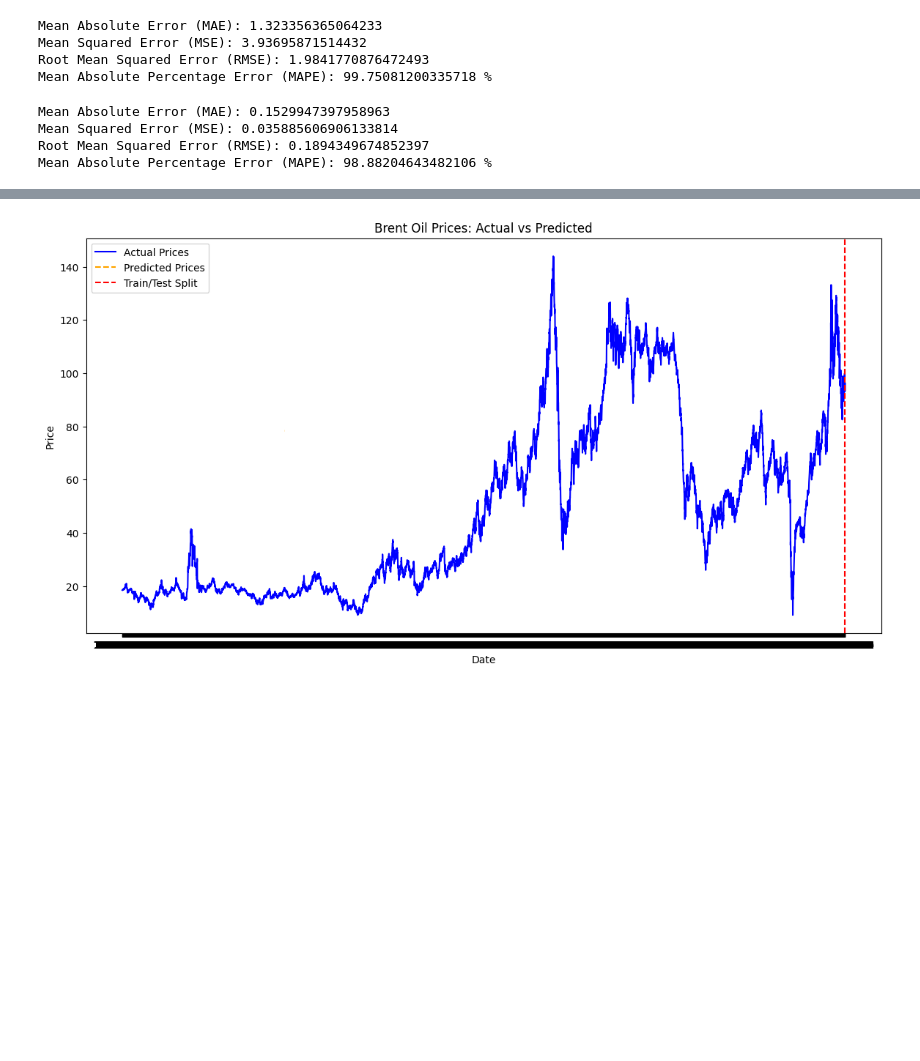
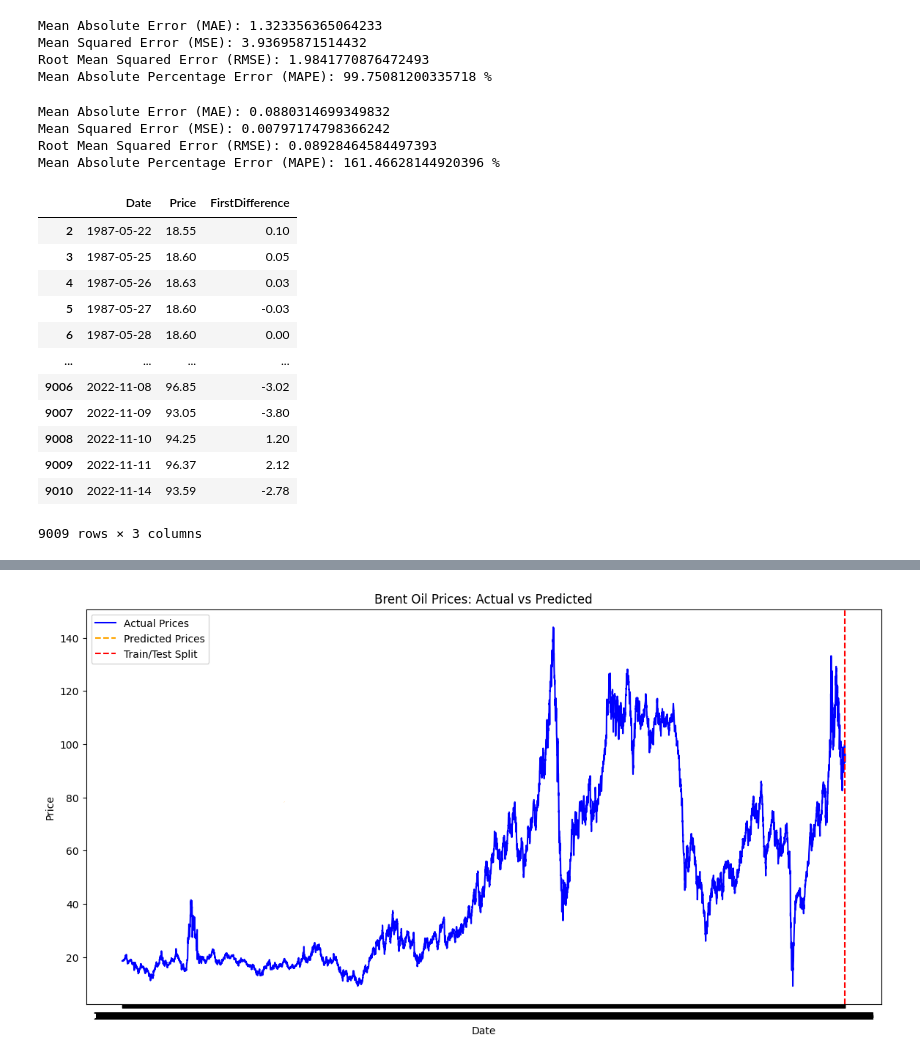
Before and after one commit to wolderufael/Brent_Oil_Price_Change_point_Analysis, a Jupyter notebook: notebook/ARIMA_model.ipynb, the cells around one changed output, grey strips where cells are left out. Drawn from its saved outputs; the diff is of its cells as text; code cells hidden in the pictures; blank space fills up the shorter version.

```diff
--- a/notebook/ARIMA_model.ipynb
+++ b/notebook/ARIMA_model.ipynb
@@ -199,7 +201,7 @@ train_data = brent_oil_price_data.loc[:train_end, 'FirstDifference']
 test_data = brent_oil_price_data.loc['2018-05-21':test_end, 'FirstDifference']
 
 # Fit the ARIMA model
-model = ARIMA(train_data, order=(1, 1, 1))  # Specify your (p, d, q) values
+model = ARIMA(train_data, order=(100, 1, 1))  # Specify your (p, d, q) values
 fitted_model = model.fit()
 
 # Make predictions
@@ -221,10 +223,26 @@ print("Mean Squared Error (MSE):", mse)
 print("Root Mean Squared Error (RMSE):", rmse)
 print("Mean Absolute Percentage Error (MAPE):", mape, "%")
 # %% [output]
-Mean Absolute Error (MAE): 0.1529947397958963
-Mean Squared Error (MSE): 0.035885606906133814
-Root Mean Squared Error (RMSE): 0.1894349674852397
-Mean Absolute Percentage Error (MAPE): 98.88204643482106 %
+Mean Absolute Error (MAE): 0.0880314699349832
+Mean Squared Error (MSE): 0.00797174798366242
+Root Mean Squared Error (RMSE): 0.08928464584497393
+Mean Absolute Percentage Error (MAPE): 161.46628144920396 %
+# %%
+brent_oil_price_data
+# %% [output]
+|  | Date | Price | FirstDifference |
+| 2 | 1987-05-22 | 18.55 | 0.10 |
+| 3 | 1987-05-25 | 18.60 | 0.05 |
+| 4 | 1987-05-26 | 18.63 | 0.03 |
+| 5 | 1987-05-27 | 18.60 | -0.03 |
+| 6 | 1987-05-28 | 18.60 | 0.00 |
+| ... | ... | ... | ... |
+| 9006 | 2022-11-08 | 96.85 | -3.02 |
+| 9007 | 2022-11-09 | 93.05 | -3.80 |
+| 9008 | 2022-11-10 | 94.25 | 1.20 |
+| 9009 | 2022-11-11 | 96.37 | 2.12 |
+| 9010 | 2022-11-14 | 93.59 | -2.78 |
+9009 rows × 3 columns
 # %%
 brent_oil_price_data.set_index(brent_oil_price_data['Date'],inplace=True)
 # %%
```
Also changed, not shown: parts of 4 cells of this notebook.
